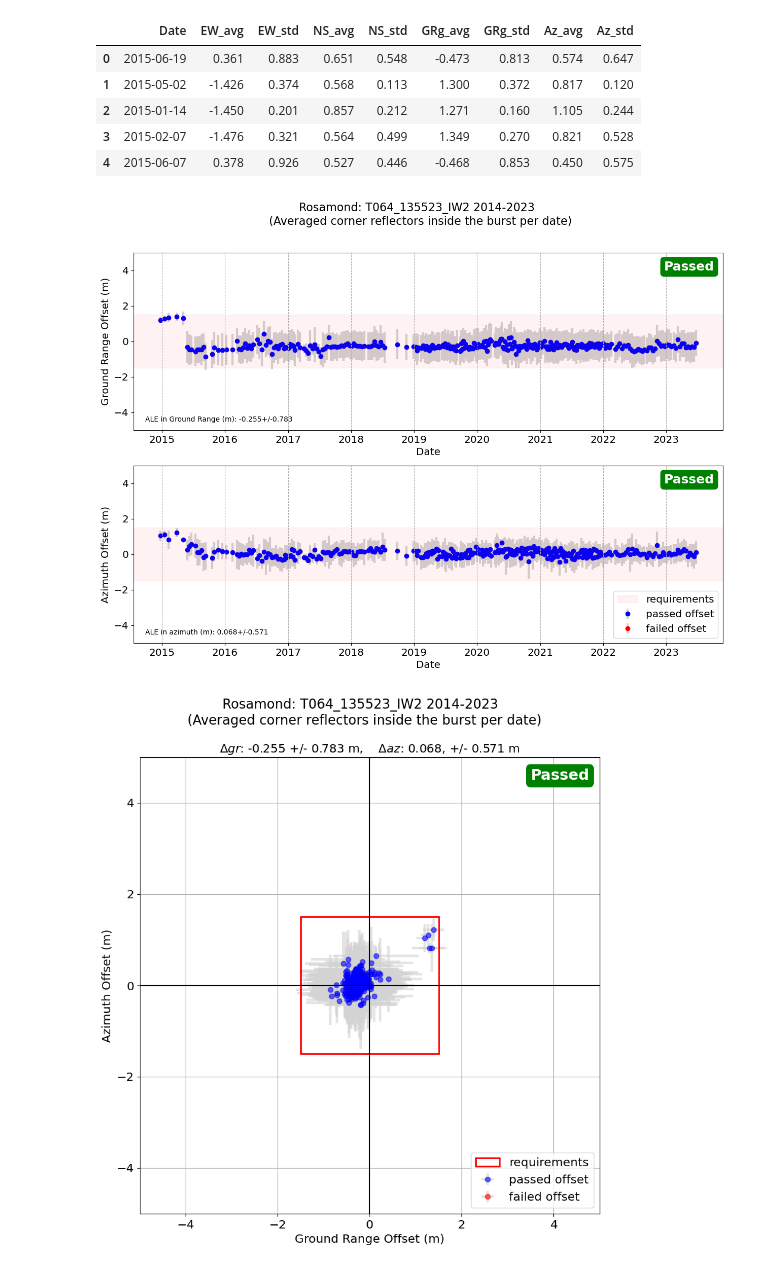
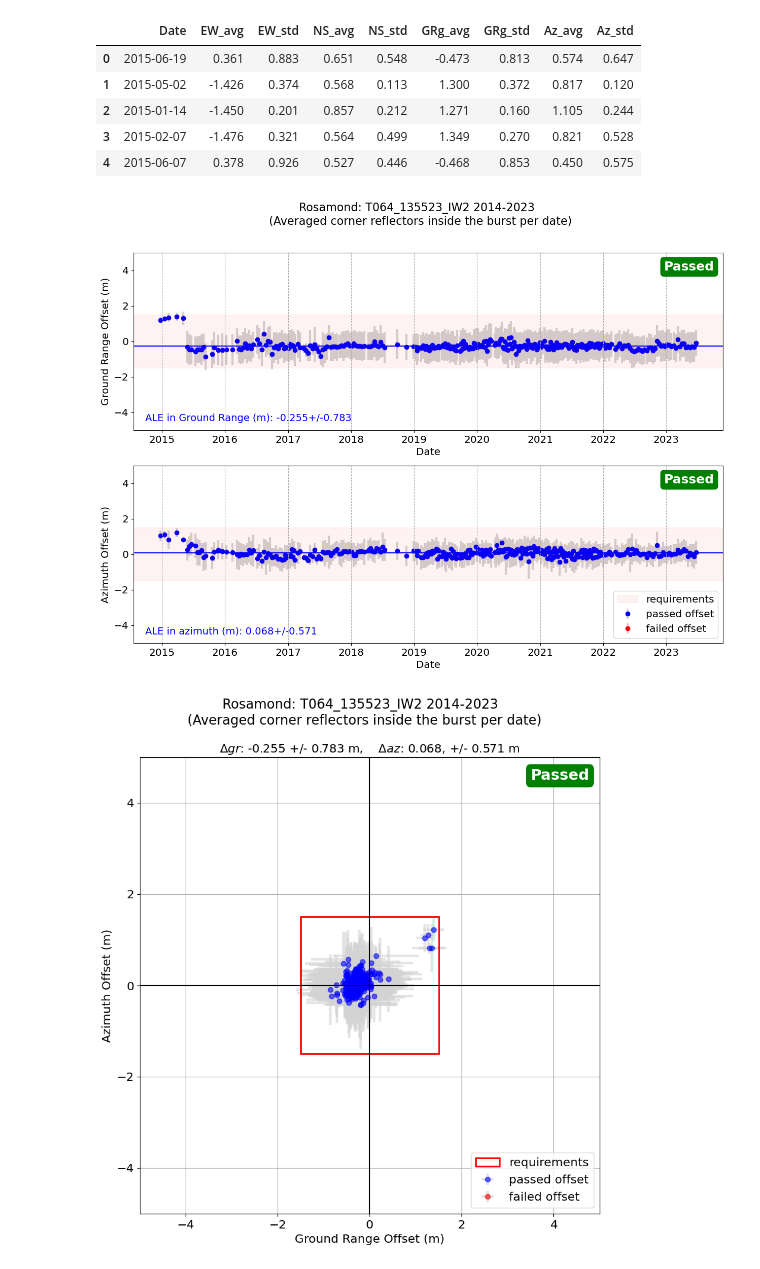
Before and after one commit to OPERA-Cal-Val/calval-CSLC, a Jupyter notebook: util_notebooks/plot_ALE_results_template.ipynb, the cells around one changed output. Saved outputs shown, nothing was run; the diff lists cells and outputs as text; code cells hidden in the pictures.

```diff
--- a/util_notebooks/plot_ALE_results_template.ipynb
+++ b/util_notebooks/plot_ALE_results_template.ipynb
@@ -49,7 +49,7 @@ df.head()
 def if_pass(ts,requirement):
     bool_pass = (ts > -requirement) & (ts < requirement)
     pass_rate = np.count_nonzero(bool_pass)/len(bool_pass)
-    return bool_pass, pass_rate, pass_rate>0.8
+    return bool_pass, pass_rate, pass_rate>=0.8
 # %%
 # Evaluate if the point is passing the requirement or not
 rg_bool_pass, rg_pass_rate, rg_pass_or_not = if_pass(df['GRg_avg'],1.5)
@@ -57,36 +57,38 @@ az_bool_pass, az_pass_rate, az_pass_or_not = if_pass(df['Az_avg'],1.5)
 # %%
 # Plot figure
 fig, ax = plt.subplots(2,1,figsize=(15,10))
 ax[0].axhspan(-1.5,1.5,color='red', alpha=0.05,label='requirements')    #OPERA requirements in ground range
 ax[0].errorbar(df['Date'][rg_bool_pass],df['GRg_avg'][rg_bool_pass],df['GRg_std'][rg_bool_pass],marker='o',color='b',linestyle=' ',ecolor='lightgray', elinewidth=3, capsize=0, zorder=0,label='passed offset')
 ax[0].errorbar(df['Date'][~rg_bool_pass],df['GRg_avg'][~rg_bool_pass],df['GRg_std'][~rg_bool_pass],marker='o',color='r',linestyle=' ',ecolor='lightgray', elinewidth=3, capsize=0, zorder=0,label='failed offset')
 ax[0].set_ylim(-5,5)
 ax[0].set_xlabel('Date')
 ax[0].set_ylabel('Ground Range Offset (m)')
 ax[0].grid(axis='x',linestyle='--')
-ax[0].text(0.02,0.05,f"ALE in Ground Range (m): {np.round(df.GRg_avg.mean(),3)}+/-{np.round(df.GRg_std.mean(),3)}",transform = ax[0].transAxes)
+ax[0].axhline(np.round(df.GRg_avg.mean(),3), color='blue')
+ax[0].text(0.02,0.05,f"ALE in Ground Range (m): {np.round(df.GRg_avg.mean(),3)}+/-{np.round(df.GRg_std.mean(),3)}",transform = ax[0].transAxes,color='blue',fontsize=14)
 if rg_pass_or_not:
     ax[0].text(0.90,0.90,'Passed',color='w',size=18,weight='bold',transform = ax[0].transAxes,bbox=dict(facecolor='green',boxstyle='round',edgecolor='none'))
 else:
     ax[0].text(0.90,0.90,'Failed',color='w',size=18,weight='bold',transform = ax[0].transAxes,bbox=dict(facecolor='red',boxstyle='round',edgecolor='none'))
 ax[1].axhspan(-1.5,1.5,color='red', alpha=0.05,label='requirements')    #OPERA requirements in azimuth
 ax[1].errorbar(df['Date'][az_bool_pass],df['Az_avg'][az_bool_pass],df['Az_std'][az_bool_pass],marker='o',color='b',linestyle=' ',ecolor='lightgray', elinewidth=3, capsize=0, zorder=0,label='passed offset')
 ax[1].errorbar(df['Date'][~az_bool_pass],df['Az_avg'][~az_bool_pass],df['Az_std'][~az_bool_pass],marker='o',color='r',linestyle=' ',ecolor='lightgray', elinewidth=3, capsize=0, zorder=0,label='failed offset')
 ax[1].set_xlabel('Date')
 ax[1].set_ylabel('Azimuth Offset (m)')
 ax[1].set_ylim(-5,5)
 ax[1].grid(axis='x',linestyle='--')
+ax[1].axhline(np.round(df.Az_avg.mean(),3), color='blue')
 if az_pass_or_not:
     ax[1].text(0.90,0.90,'Passed',color='w',size=18,weight='bold',transform = ax[1].transAxes,bbox=dict(facecolor='green',boxstyle='round',edgecolor='none'))
 else:
     ax[1].text(0.90,0.90,'Failed',color='w',size=18,weight='bold',transform = ax[1].transAxes,bbox=dict(facecolor='red',boxstyle='round',edgecolor='none'))
 ax[1].legend(loc = 'lower right',frameon=True)
-ax[1].text(0.02,0.05,f"ALE in azimuth (m): {np.round(df.Az_avg.mean(),3)}+/-{np.round(df.Az_std.mean(),3)}",transform = ax[1].transAxes)
+ax[1].text(0.02,0.05,f"ALE in azimuth (m): {np.round(df.Az_avg.mean(),3)}+/-{np.round(df.Az_std.mean(),3)}",transform = ax[1].transAxes, color='blue',fontsize=14)
 nl = '\n'
 fig.suptitle(f"{cr_network}: {burst_id.upper()} 2014-2023 {nl} (Averaged corner reflectors inside the burst per date)", fontsize=16)
 fig.savefig(f'{save_dir}/pngs/ALE_summary_{cr_network}_{burst_id.upper()}_ts_grazi_mean.png',dpi=300,bbox_inches='tight')
 # %% [output]
-[figure, old version]
+[figure, new version]
 # %%
 fig, ax = plt.subplots(1,1,figsize=(10,10),sharex=True)
 ale_req = patches.Rectangle((-1.5, 1.5), 3, -3, linewidth=2, edgecolor='r', facecolor='none',label='requirements')  #OPERA ALE requirements
```
Also changed, not shown: 18 other files.
